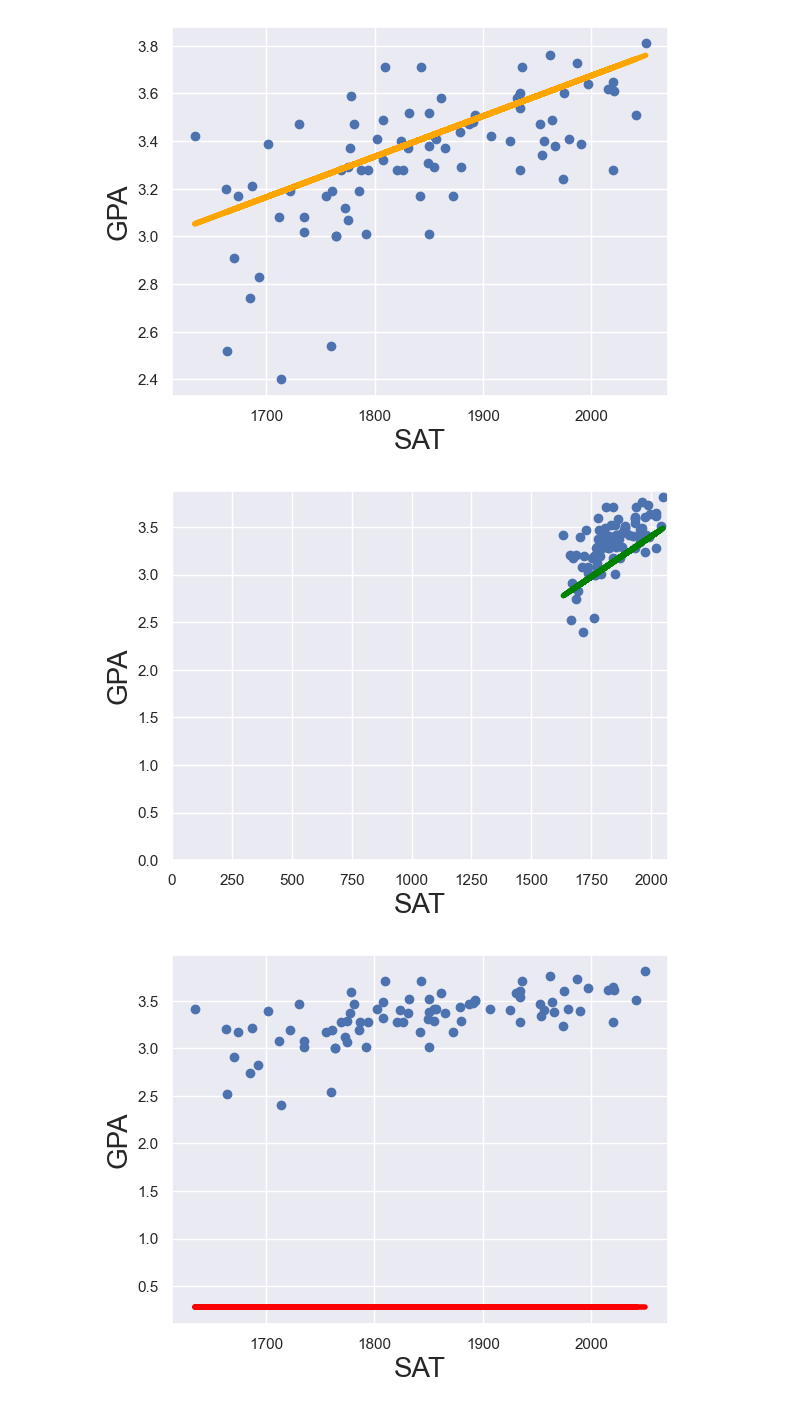
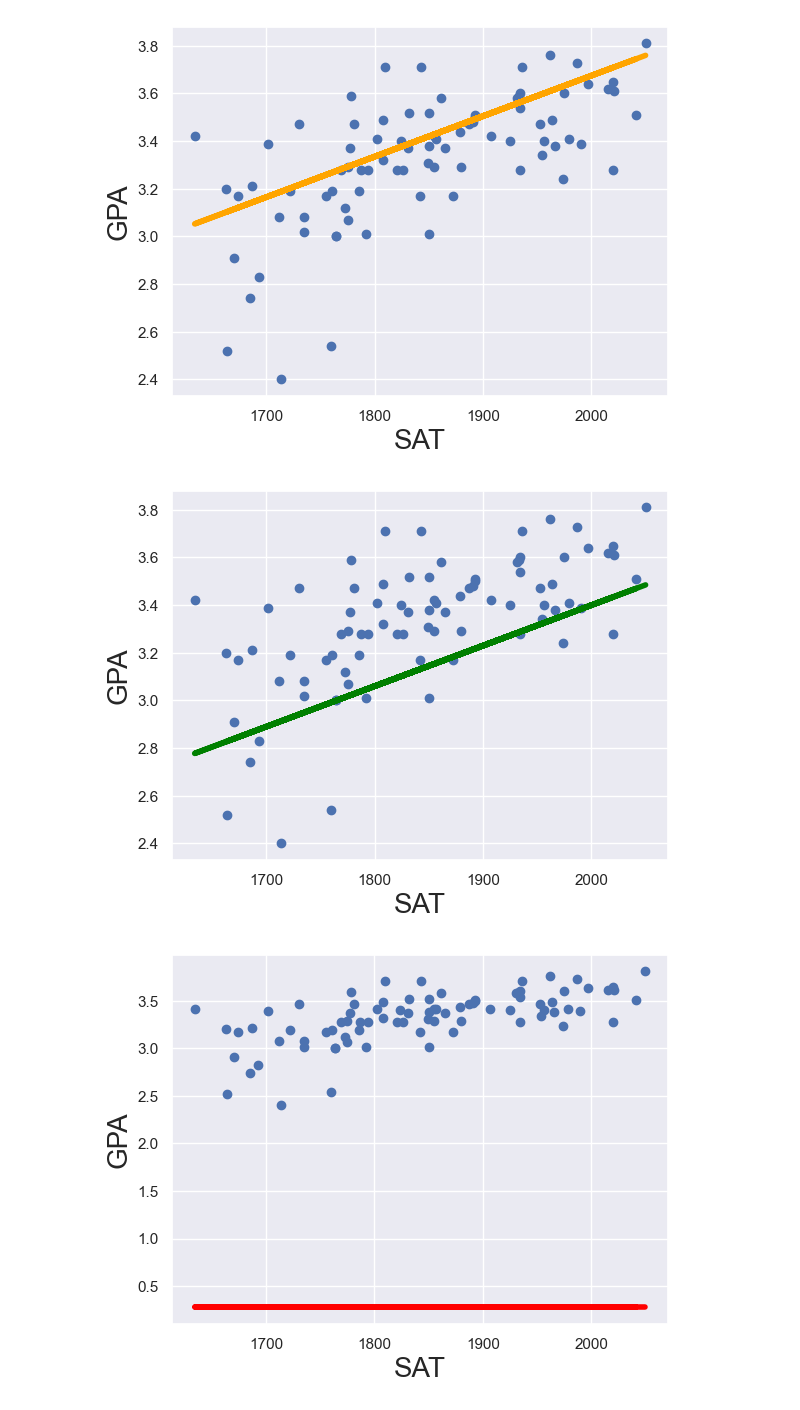
Before and after one commit to tenkara/dsml-bc, a Jupyter notebook: 32-adv-stat-linear-regression/Simple linear regression.ipynb, the cells around one changed output. Drawn from its saved outputs; the diff is of its cells as text; code cells hidden in the pictures.

```diff
--- a/32-adv-stat-linear-regression/Simple linear regression.ipynb
+++ b/32-adv-stat-linear-regression/Simple linear regression.ipynb
@@ -97,14 +97,14 @@ plt.show()
 # %%
 plt.scatter(x1,y)
 yhat = 0.0017*x1 + 0
 fig = plt.plot(x1,yhat, lw=4, c='green', label ='regression line')
 plt.xlabel('SAT', fontsize = 20)
 plt.ylabel('GPA', fontsize = 20)
-plt.xlim(0)
-plt.ylim(0)
+# plt.xlim(0)
+# plt.ylim(0)
 plt.show()
 # %% [output]
-[figure, old version]
+[figure, new version]
 # %%
 plt.scatter(x1,y)
 yhat = 0*x1 + 0.275
```
Also changed, not shown: parts of 1 cell of this notebook.
